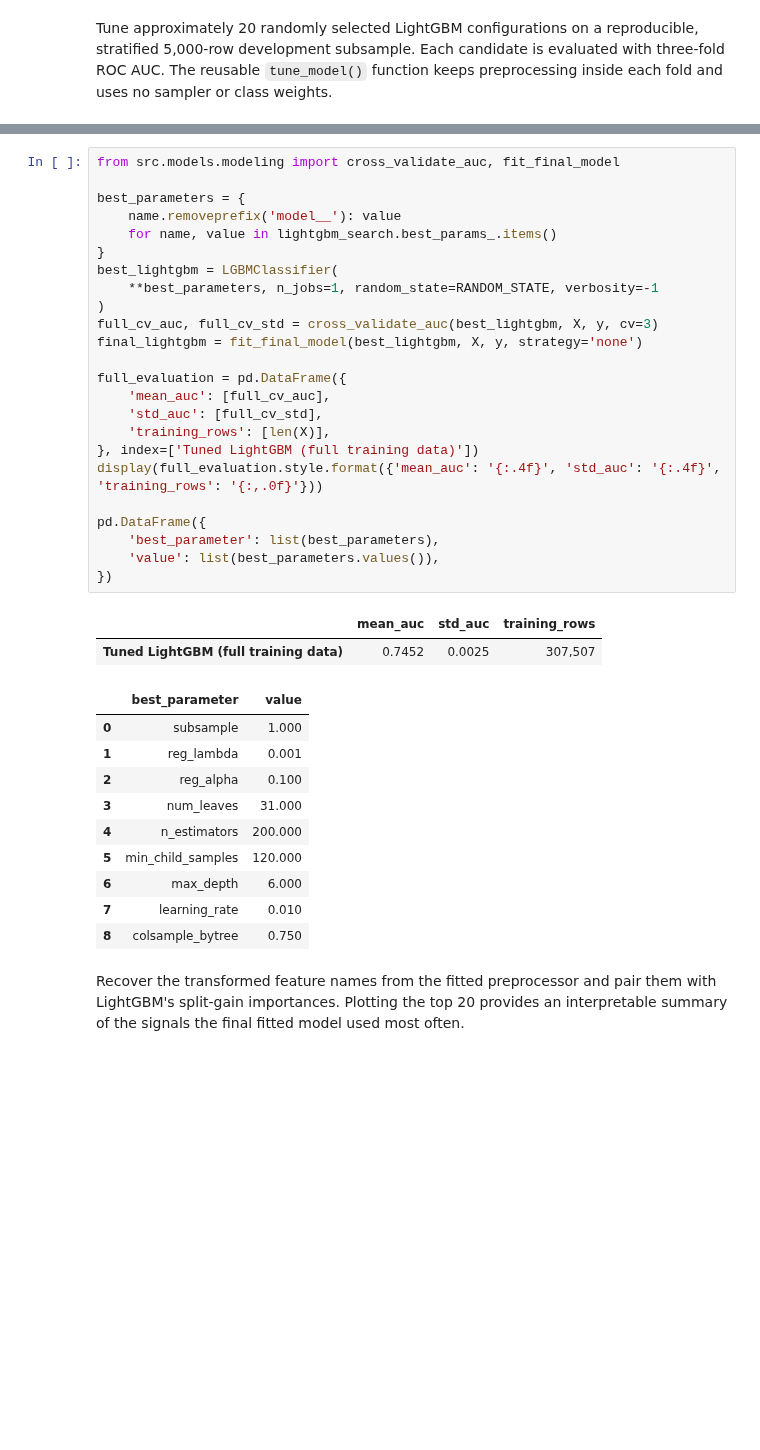
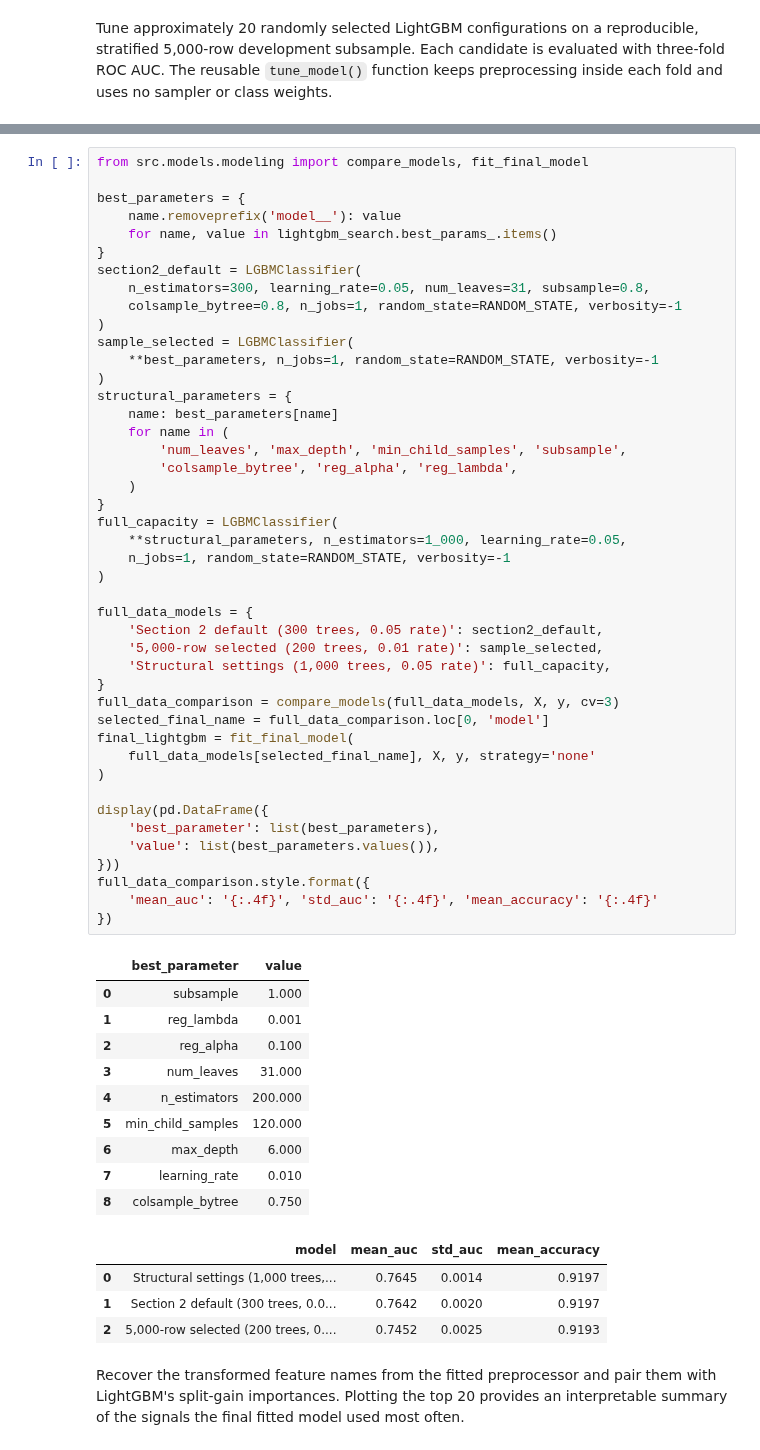
Before and after one commit to ivafearnow/Home-Credit-Project, a Jupyter notebook: notebooks/02_modeling.ipynb, the cells around one changed output, grey strips where cells are left out. Drawn from its saved outputs; the diff is of its cells as text; blank space fills up the shorter version.

```diff
--- a/notebooks/02_modeling.ipynb
+++ b/notebooks/02_modeling.ipynb
@@ -285,40 +285,62 @@ Use the winning search parameters unchanged for a full-data, three-fold evaluati
 # %%
-from src.models.modeling import cross_validate_auc, fit_final_model
+from src.models.modeling import compare_models, fit_final_model
 
 best_parameters = {
     name.removeprefix('model__'): value
     for name, value in lightgbm_search.best_params_.items()
 }
-best_lightgbm = LGBMClassifier(
+section2_default = LGBMClassifier(
+    n_estimators=300, learning_rate=0.05, num_leaves=31, subsample=0.8,
+    colsample_bytree=0.8, n_jobs=1, random_state=RANDOM_STATE, verbosity=-1
+)
+sample_selected = LGBMClassifier(
     **best_parameters, n_jobs=1, random_state=RANDOM_STATE, verbosity=-1
 )
-full_cv_auc, full_cv_std = cross_validate_auc(best_lightgbm, X, y, cv=3)
-final_lightgbm = fit_final_model(best_lightgbm, X, y, strategy='none')
+structural_parameters = {
+    name: best_parameters[name]
+    for name in (
+        'num_leaves', 'max_depth', 'min_child_samples', 'subsample',
+        'colsample_bytree', 'reg_alpha', 'reg_lambda',
+    )
+}
+full_capacity = LGBMClassifier(
+    **structural_parameters, n_estimators=1_000, learning_rate=0.05,
+    n_jobs=1, random_state=RANDOM_STATE, verbosity=-1
+)
 
-full_evaluation = pd.DataFrame({
-    'mean_auc': [full_cv_auc],
-    'std_auc': [full_cv_std],
-    'training_rows': [len(X)],
-}, index=['Tuned LightGBM (full training data)'])
-display(full_evaluation.style.format({'mean_auc': '{:.4f}', 'std_auc': '{:.4f}', 'training_rows': '{:,.0f}'}))
+full_data_models = {
+    'Section 2 default (300 trees, 0.05 rate)': section2_default,
+    '5,000-row selected (200 trees, 0.01 rate)': sample_selected,
+    'Structural settings (1,000 trees, 0.05 rate)': full_capacity,
+}
+full_data_comparison = compare_models(full_data_models, X, y, cv=3)
+selected_final_name = full_data_comparison.loc[0, 'model']
+final_lightgbm = fit_final_model(
+    full_data_models[selected_final_name], X, y, strategy='none'
+)
 
-pd.DataFrame({
+display(pd.DataFrame({
     'best_parameter': list(best_parameters),
     'value': list(best_parameters.values()),
+}))
+full_data_comparison.style.format({
+    'mean_auc': '{:.4f}', 'std_auc': '{:.4f}', 'mean_accuracy': '{:.4f}'
 })
 # %% [output]
-|  | mean_auc | std_auc | training_rows |
-| Tuned LightGBM (full training data) | 0.7452 | 0.0025 | 307,507 |
+|  | best_parameter | value |
+| 0 | subsample | 1.000 |
+| 1 | reg_lambda | 0.001 |
+| 2 | reg_alpha | 0.100 |
+| 3 | num_leaves | 31.000 |
+| 4 | n_estimators | 200.000 |
+| 5 | min_child_samples | 120.000 |
+| 6 | max_depth | 6.000 |
+| 7 | learning_rate | 0.010 |
+| 8 | colsample_bytree | 0.750 |
-|  | best_parameter | value |
-| 0 | subsample | 1.000 |
-| 1 | reg_lambda | 0.001 |
-| 2 | reg_alpha | 0.100 |
-| 3 | num_leaves | 31.000 |
-| 4 | n_estimators | 200.000 |
-| 5 | min_child_samples | 120.000 |
-| 6 | max_depth | 6.000 |
-| 7 | learning_rate | 0.010 |
-| 8 | colsample_bytree | 0.750 |
+|  | model | mean_auc | std_auc | mean_accuracy |
+| 0 | Structural settings (1,000 trees,... | 0.7645 | 0.0014 | 0.9197 |
+| 1 | Section 2 default (300 trees, 0.0... | 0.7642 | 0.0020 | 0.9197 |
+| 2 | 5,000-row selected (200 trees, 0.... | 0.7452 | 0.0025 | 0.9193 |
 # %% [markdown]
 Recover the transformed feature names from the fitted preprocessor and pair them with LightGBM's split-gain importances. Plotting the top 20 provides an interpretable summary of the signals the final fitted model used most often.
 # %%
```
Also changed, not shown: parts of 3 cells of this notebook.
